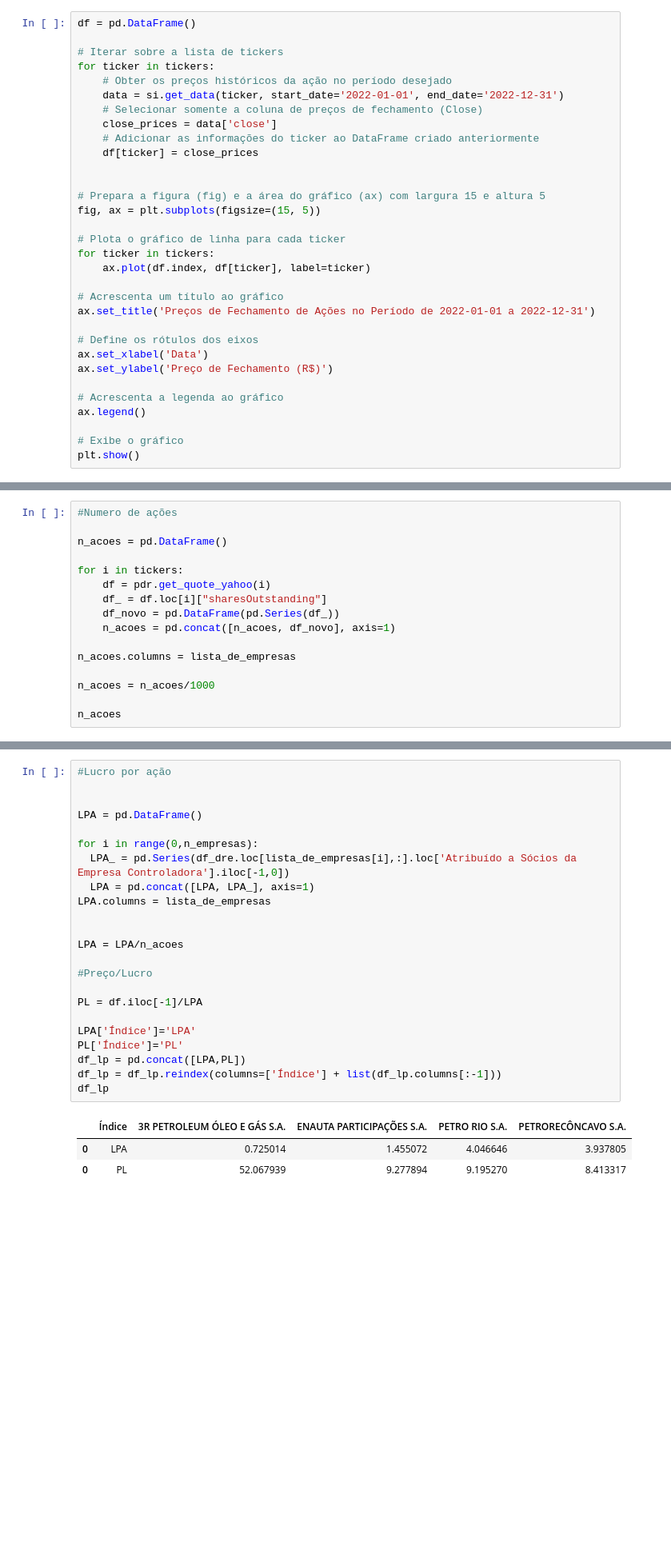
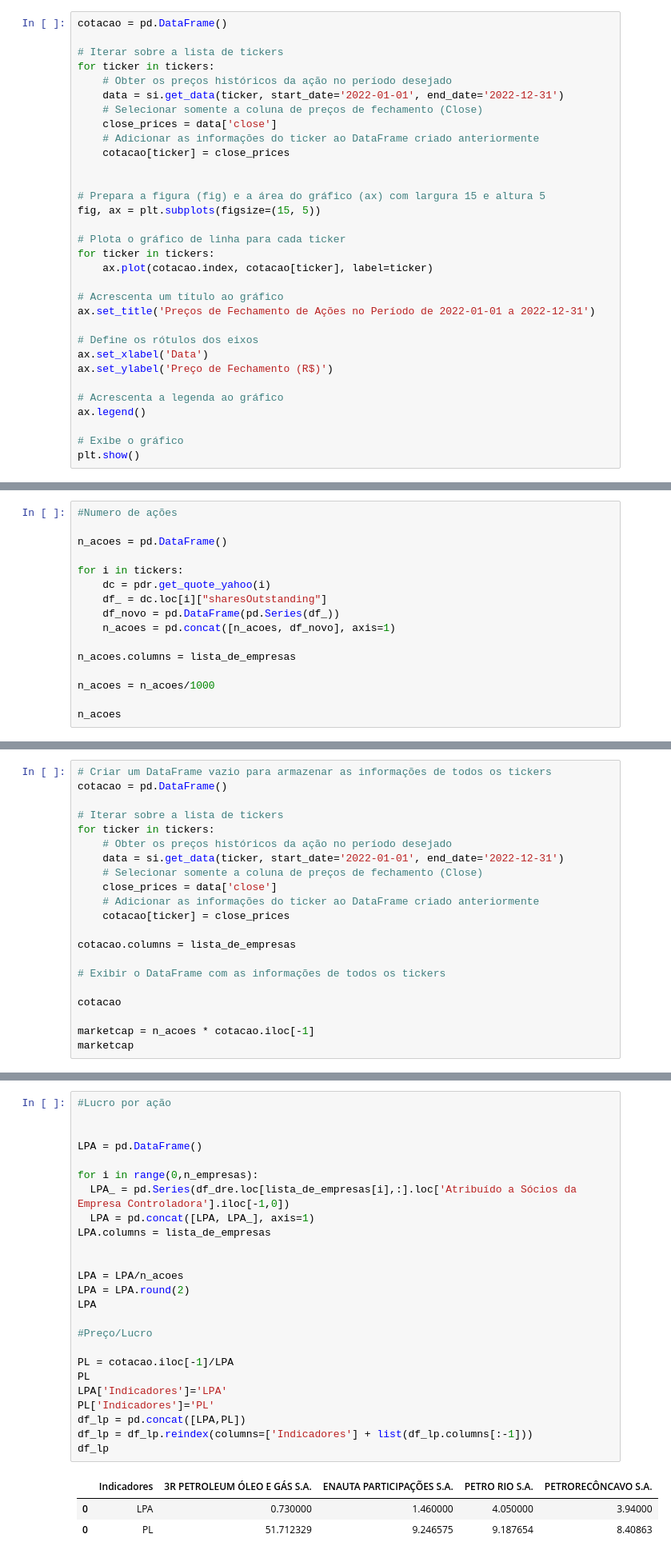
Before and after one commit to Wsouza36/Ciencia-de-Dados---PUC, a Jupyter notebook: MVP_CD_Análise_Financeira.ipynb, the cells around one changed output, grey strips where cells are left out. Shown at 80% size. Saved outputs shown, nothing was run; the diff lists cells and outputs as text; blank space fills up the shorter version.

```diff
--- a/MVP_CD_Análise_Financeira.ipynb
+++ b/MVP_CD_Análise_Financeira.ipynb
@@ -1241,7 +1245,7 @@ df
 | 2022-12-29 | 37.750000 | 13.50 | 37.209999 | 33.130001 |
 250 rows × 4 columns
 # %%
-df = pd.DataFrame()
+cotacao = pd.DataFrame()
 
 # Iterar sobre a lista de tickers
 for ticker in tickers:
@@ -1250,7 +1254,7 @@ for ticker in tickers:
     # Selecionar somente a coluna de preços de fechamento (Close)
     close_prices = data['close']
     # Adicionar as informações do ticker ao DataFrame criado anteriormente
-    df[ticker] = close_prices
+    cotacao[ticker] = close_prices
 
 
 # Prepara a figura (fig) e a área do gráfico (ax) com largura 15 e altura 5
@@ -1258,7 +1262,7 @@ fig, ax = plt.subplots(figsize=(15, 5))
 
 # Plota o gráfico de linha para cada ticker
 for ticker in tickers:
-    ax.plot(df.index, df[ticker], label=ticker)
+    ax.plot(cotacao.index, cotacao[ticker], label=ticker)
 
 # Acrescenta um título ao gráfico
 ax.set_title('Preços de Fechamento de Ações no Período de 2022-01-01 a 2022-12-31')
@@ -1280,8 +1284,8 @@ plt.show()
 n_acoes = pd.DataFrame()
 
 for i in tickers:
-    df = pdr.get_quote_yahoo(i)
-    df_ = df.loc[i]["sharesOutstanding"]
+    dc = pdr.get_quote_yahoo(i)
+    df_ = dc.loc[i]["sharesOutstanding"]
     df_novo = pd.DataFrame(pd.Series(df_))
     n_acoes = pd.concat([n_acoes, df_novo], axis=1)
 
@@ -1305,0 +1304,21 @@ marketcap
+# %%
+# Criar um DataFrame vazio para armazenar as informações de todos os tickers
+cotacao = pd.DataFrame()
+
+# Iterar sobre a lista de tickers
+for ticker in tickers:
+    # Obter os preços históricos da ação no período desejado
+    data = si.get_data(ticker, start_date='2022-01-01', end_date='2022-12-31')
+    # Selecionar somente a coluna de preços de fechamento (Close)
+    close_prices = data['close']
+    # Adicionar as informações do ticker ao DataFrame criado anteriormente
+    cotacao[ticker] = close_prices
+
+cotacao.columns = lista_de_empresas
+
+# Exibir o DataFrame com as informações de todos os tickers
+
+cotacao
+
+marketcap = n_acoes * cotacao.iloc[-1]
+marketcap
@@ -1384,27 +1406,29 @@ plt.show()
 # %%
 #Lucro por ação
 
 
 LPA = pd.DataFrame()
 
 for i in range(0,n_empresas):
   LPA_ = pd.Series(df_dre.loc[lista_de_empresas[i],:].loc['Atribuído a Sócios da Empresa Controladora'].iloc[-1,0])
   LPA = pd.concat([LPA, LPA_], axis=1)
 LPA.columns = lista_de_empresas
 
 
 LPA = LPA/n_acoes
+LPA = LPA.round(2)
+LPA
 
 #Preço/Lucro
 
-PL = df.iloc[-1]/LPA
-
-LPA['Índice']='LPA'
-PL['Índice']='PL'
+PL = cotacao.iloc[-1]/LPA
+PL
+LPA['Indicadores']='LPA'
+PL['Indicadores']='PL'
 df_lp = pd.concat([LPA,PL])
-df_lp = df_lp.reindex(columns=['Índice'] + list(df_lp.columns[:-1]))
+df_lp = df_lp.reindex(columns=['Indicadores'] + list(df_lp.columns[:-1]))
 df_lp
 # %% [output]
-|  | Índice | 3R PETROLEUM ÓLEO E GÁS S.A. | ENAUTA PARTICIPAÇÕES S.A. | PETRO RIO S.A. | PETRORECÔNCAVO S.A. |
-| 0 | LPA | 0.725014 | 1.455072 | 4.046646 | 3.937805 |
-| 0 | PL | 52.067939 | 9.277894 | 9.195270 | 8.413317 |
+|  | Indicadores | 3R PETROLEUM ÓLEO E GÁS S.A. | ENAUTA PARTICIPAÇÕES S.A. | PETRO RIO S.A. | PETRORECÔNCAVO S.A. |
+| 0 | LPA | 0.730000 | 1.460000 | 4.050000 | 3.94000 |
+| 0 | PL | 51.712329 | 9.246575 | 9.187654 | 8.40863 |
```
Also changed, not shown: parts of 18 cells of this notebook.
